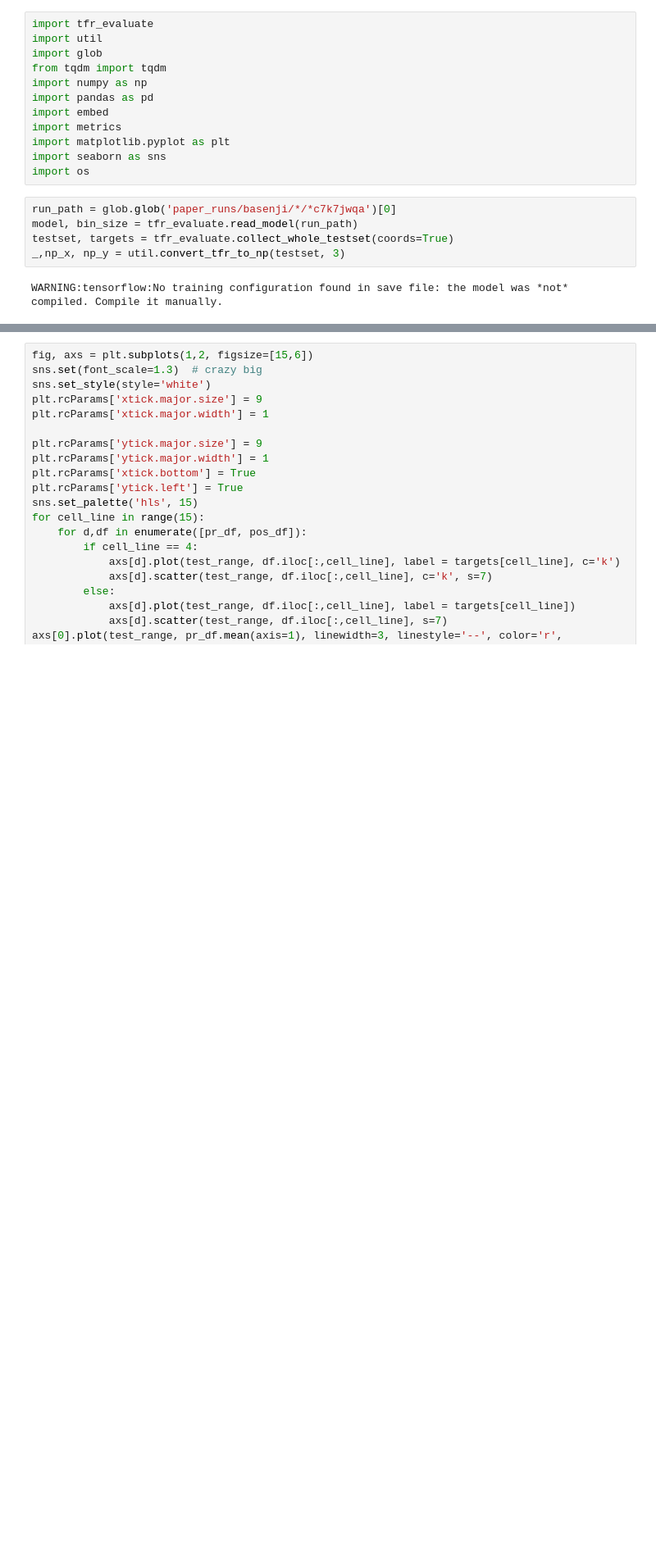
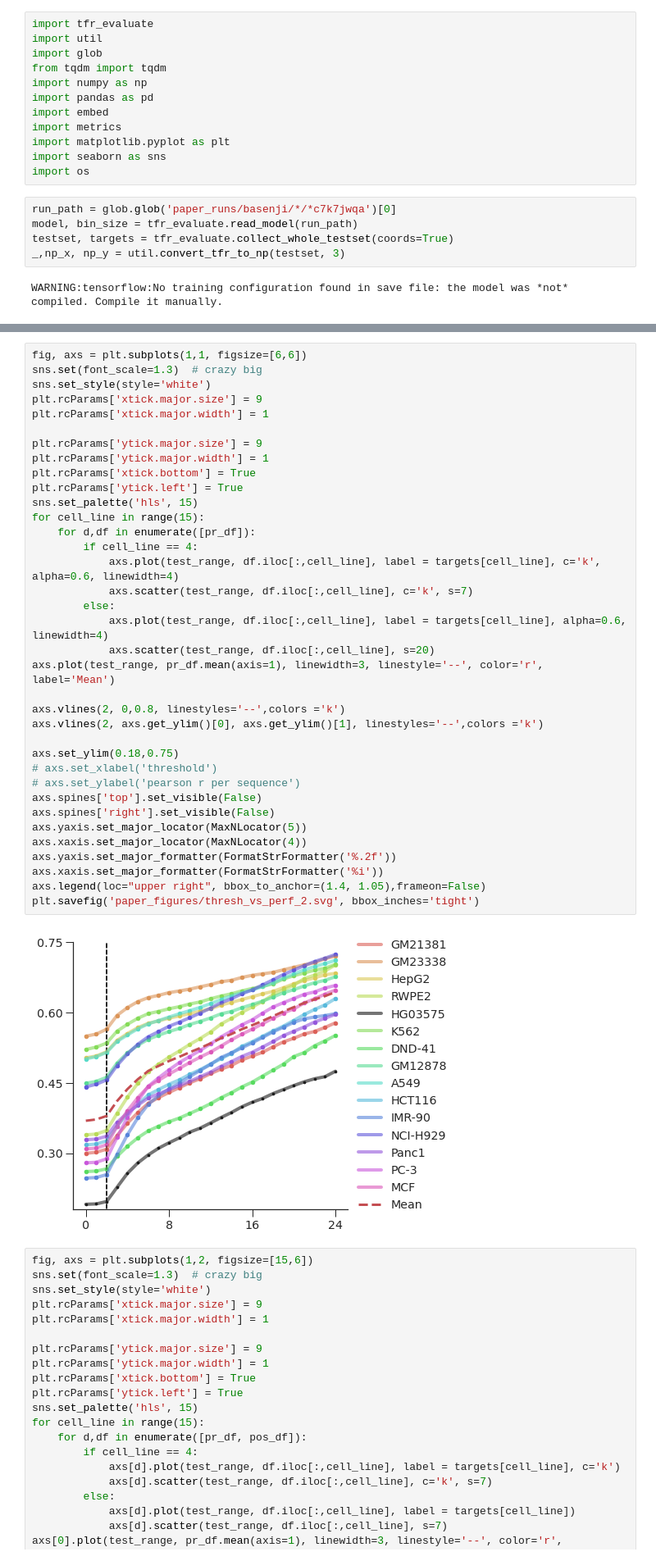
Before and after one commit to amberT15/QuantPred, a Jupyter notebook: Paper_result_compile.ipynb, the cells around one changed output, grey strips where cells are left out. Shown at 82% size. Cells and saved outputs as stored; diff of their text form; blank space fills up the shorter version.

```diff
--- a/Paper_result_compile.ipynb
+++ b/Paper_result_compile.ipynb
@@ -235,3 +236,41 @@ Wall time: 7.45 ms
+# %%
+fig, axs = plt.subplots(1,1, figsize=[6,6])
+sns.set(font_scale=1.3)  # crazy big
+sns.set_style(style='white')
+plt.rcParams['xtick.major.size'] = 9
+plt.rcParams['xtick.major.width'] = 1
+
+plt.rcParams['ytick.major.size'] = 9
+plt.rcParams['ytick.major.width'] = 1
+plt.rcParams['xtick.bottom'] = True
+plt.rcParams['ytick.left'] = True
+sns.set_palette('hls', 15)
+for cell_line in range(15):
+    for d,df in enumerate([pr_df]):
+        if cell_line == 4:
+            axs.plot(test_range, df.iloc[:,cell_line], label = targets[cell_line], c='k', alpha=0.6, linewidth=4)
+            axs.scatter(test_range, df.iloc[:,cell_line], c='k', s=7)
+        else:
+            axs.plot(test_range, df.iloc[:,cell_line], label = targets[cell_line], alpha=0.6, linewidth=4)
+            axs.scatter(test_range, df.iloc[:,cell_line], s=20)
+axs.plot(test_range, pr_df.mean(axis=1), linewidth=3, linestyle='--', color='r', label='Mean')
+
+axs.vlines(2, 0,0.8, linestyles='--',colors ='k')
+axs.vlines(2, axs.get_ylim()[0], axs.get_ylim()[1], linestyles='--',colors ='k')
+
+axs.set_ylim(0.18,0.75)
+# axs.set_xlabel('threshold')
+# axs.set_ylabel('pearson r per sequence')
+axs.spines['top'].set_visible(False)
+axs.spines['right'].set_visible(False)
+axs.yaxis.set_major_locator(MaxNLocator(5))
+axs.xaxis.set_major_locator(MaxNLocator(4))
+axs.yaxis.set_major_formatter(FormatStrFormatter('%.2f'))
+axs.xaxis.set_major_formatter(FormatStrFormatter('%i'))
+axs.legend(loc="upper right", bbox_to_anchor=(1.4, 1.05),frameon=False)
+plt.savefig('paper_figures/thresh_vs_perf_2.svg', bbox_inches='tight')
+# %% [output]
+[figure, added]
 # %%
 fig, axs = plt.subplots(1,2, figsize=[15,6])
 sns.set(font_scale=1.3)  # crazy big
```
Also changed, not shown: parts of 5 cells of this notebook.
